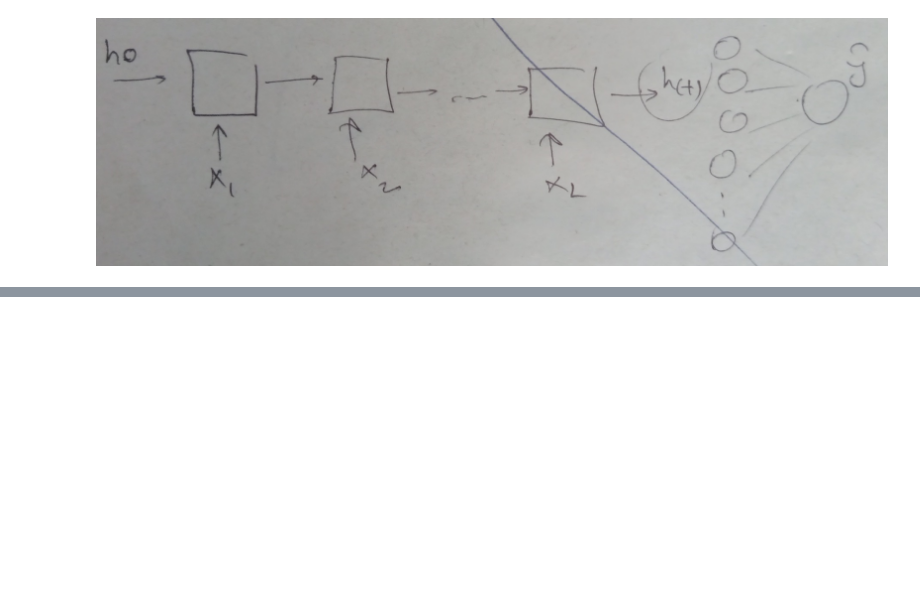
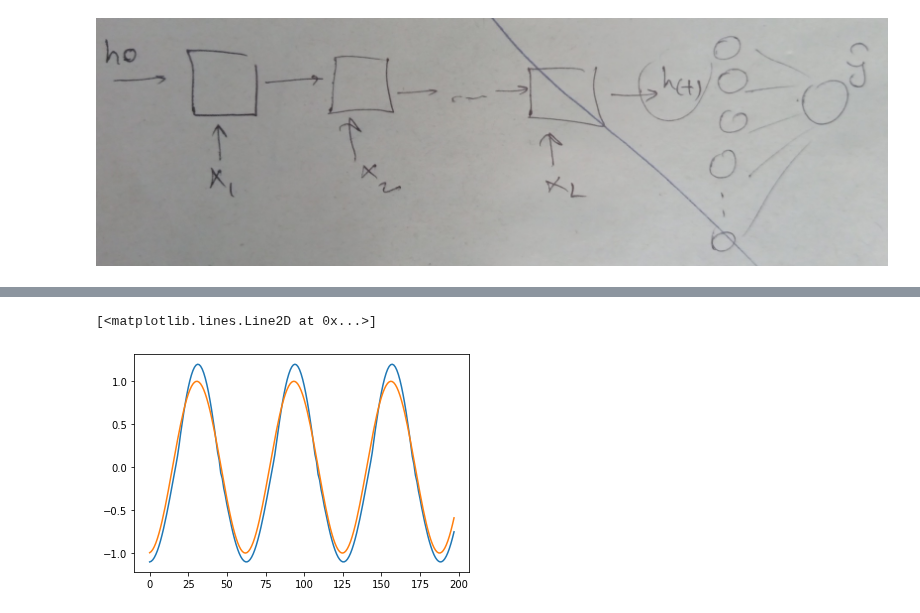
Before and after one commit to mostafa-ja/sample, a Jupyter notebook: nn_RNN_basics.ipynb, the cells around one changed output, grey strips where cells are left out. Cells and saved outputs as stored; diff of their text form; code cells hidden in the pictures; blank space fills up the shorter version.

```diff
--- a/nn_RNN_basics.ipynb
+++ b/nn_RNN_basics.ipynb
@@ -92,0 +184,9 @@ class SimpleRNN(nn.Module):
+# %%
+model.eval()
+y_pred = model(X_test).cpu().detach().numpy()
+# %%
+plt.plot(y_pred)
+plt.plot(Y_test.cpu().detach().numpy())
+# %% [output]
+[<matplotlib.lines.Line2D at 0x...>]
+[figure, added]
```
Also changed, not shown: parts of 12 cells of this notebook.
